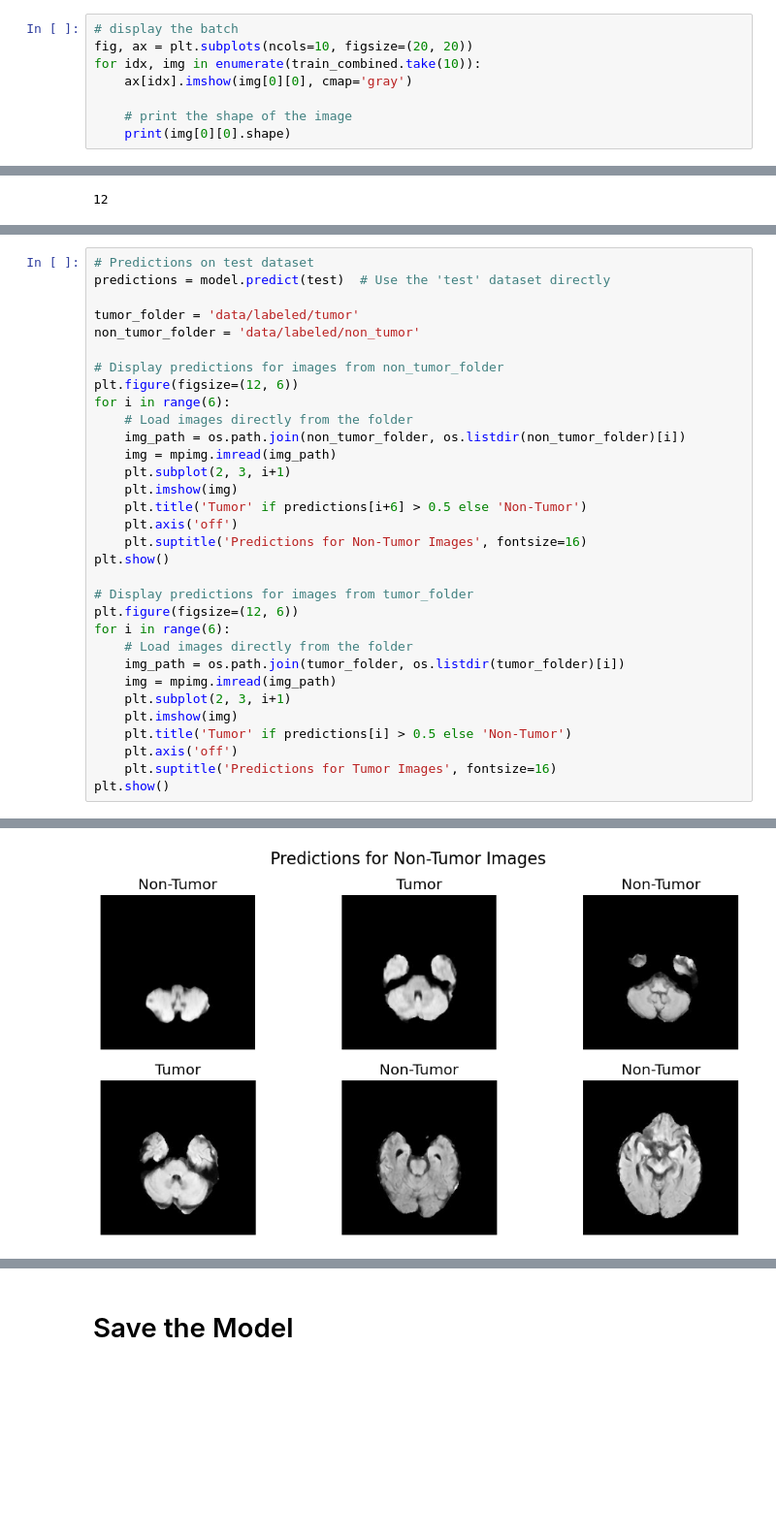
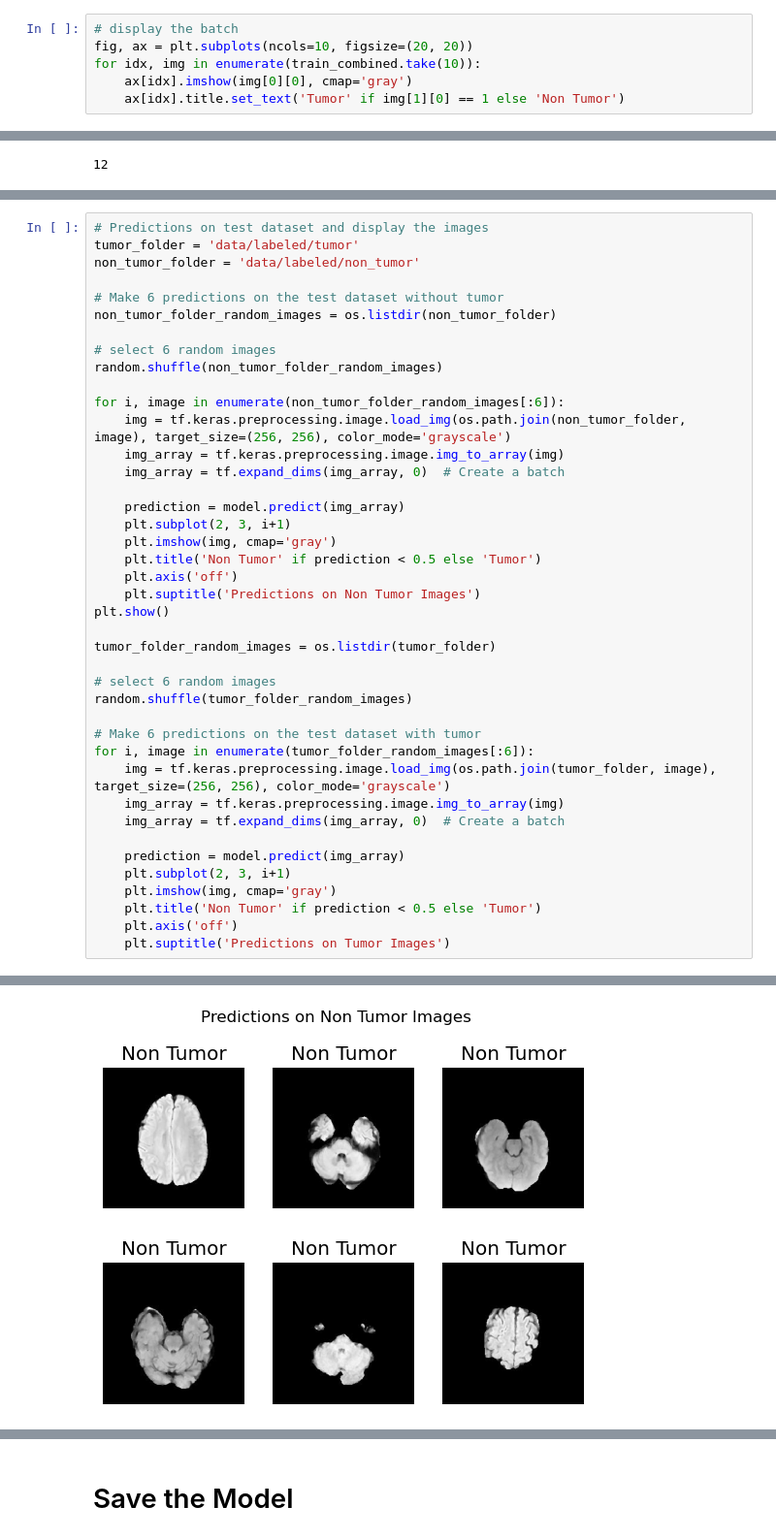
Before and after one commit to grahanoi/classifier_brain_tumor, a Jupyter notebook: main.ipynb, the cells around one changed output, grey strips where cells are left out. Shown at 97% size. Cells and saved outputs as stored; diff of their text form; blank space fills up the shorter version.

```diff
--- a/main.ipynb
+++ b/main.ipynb
@@ -238,7 +239,5 @@ Number of images in the combined dataset: 5248
 fig, ax = plt.subplots(ncols=10, figsize=(20, 20))
 for idx, img in enumerate(train_combined.take(10)):
     ax[idx].imshow(img[0][0], cmap='gray')
-
-    # print the shape of the image
-    print(img[0][0].shape)
+    ax[idx].title.set_text('Tumor' if img[1][0] == 1 else 'Non Tumor')
 # %% [output]
@@ -459,33 +416,42 @@ Precision: 0.8166666626930237, Recall: 0.918749988079071, Accuracy: 0.8761574625
 # %%
-# Predictions on test dataset
-predictions = model.predict(test)  # Use the 'test' dataset directly
-
+# Predictions on test dataset and display the images
 tumor_folder = 'data/labeled/tumor'
 non_tumor_folder = 'data/labeled/non_tumor'
 
-# Display predictions for images from non_tumor_folder
-plt.figure(figsize=(12, 6))
-for i in range(6):
-    # Load images directly from the folder
-    img_path = os.path.join(non_tumor_folder, os.listdir(non_tumor_folder)[i])
-    img = mpimg.imread(img_path)
+# Make 6 predictions on the test dataset without tumor
+non_tumor_folder_random_images = os.listdir(non_tumor_folder)
+
+# select 6 random images
+random.shuffle(non_tumor_folder_random_images)
+
+for i, image in enumerate(non_tumor_folder_random_images[:6]):
+    img = tf.keras.preprocessing.image.load_img(os.path.join(non_tumor_folder, image), target_size=(256, 256), color_mode='grayscale')
+    img_array = tf.keras.preprocessing.image.img_to_array(img)
+    img_array = tf.expand_dims(img_array, 0)  # Create a batch
+
+    prediction = model.predict(img_array)
     plt.subplot(2, 3, i+1)
-    plt.imshow(img)
-    plt.title('Tumor' if predictions[i+6] > 0.5 else 'Non-Tumor')
+    plt.imshow(img, cmap='gray')
+    plt.title('Non Tumor' if prediction < 0.5 else 'Tumor')
     plt.axis('off')
-    plt.suptitle('Predictions for Non-Tumor Images', fontsize=16)
+    plt.suptitle('Predictions on Non Tumor Images')
 plt.show()
 
-# Display predictions for images from tumor_folder
-plt.figure(figsize=(12, 6))
-for i in range(6):
-    # Load images directly from the folder
-    img_path = os.path.join(tumor_folder, os.listdir(tumor_folder)[i])
-    img = mpimg.imread(img_path)
+tumor_folder_random_images = os.listdir(tumor_folder)
+
+# select 6 random images
+random.shuffle(tumor_folder_random_images)
+
+# Make 6 predictions on the test dataset with tumor
+for i, image in enumerate(tumor_folder_random_images[:6]):
+    img = tf.keras.preprocessing.image.load_img(os.path.join(tumor_folder, image), target_size=(256, 256), color_mode='grayscale')
+    img_array = tf.keras.preprocessing.image.img_to_array(img)
+    img_array = tf.expand_dims(img_array, 0)  # Create a batch
+
+    prediction = model.predict(img_array)
     plt.subplot(2, 3, i+1)
-    plt.imshow(img)
-    plt.title('Tumor' if predictions[i] > 0.5 else 'Non-Tumor')
+    plt.imshow(img, cmap='gray')
+    plt.title('Non Tumor' if prediction < 0.5 else 'Tumor')
     plt.axis('off')
-    plt.suptitle('Predictions for Tumor Images', fontsize=16)
-plt.show()
+    plt.suptitle('Predictions on Tumor Images')
 # %% [output]
@@ -493 +464 @@ plt.show()
-[figure, old version]
+[figure, new version]
```
Also changed, not shown: parts of 10 cells of this notebook.
